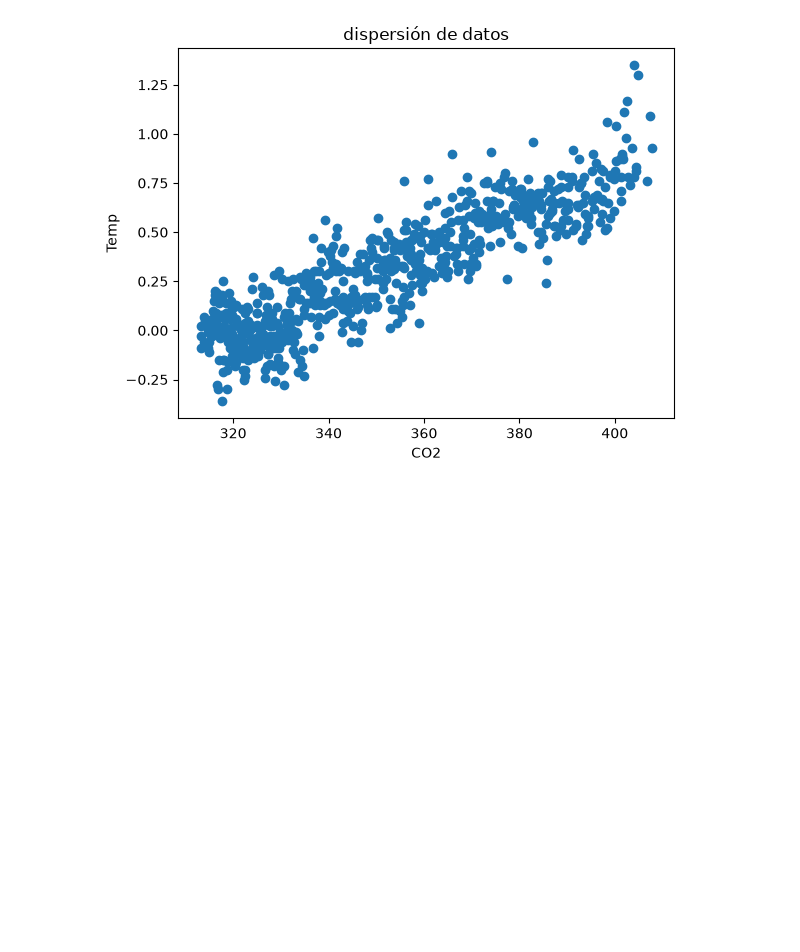
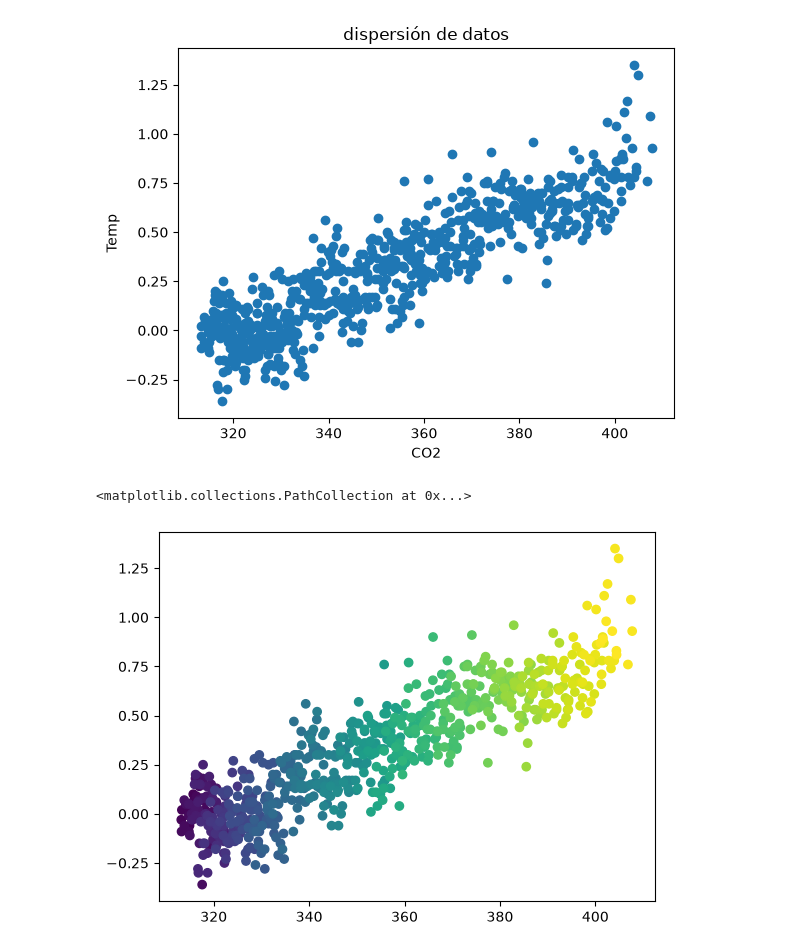
Before and after one commit to RebecaMagallanFlores/python-basics, a Jupyter notebook: 10.Gráficos estadísticos.ipynb, the cells around one changed output. Cells and saved outputs as stored; diff of their text form; code cells hidden in the pictures; blank space fills up the shorter version.

```diff
--- a/10.Gráficos estadísticos.ipynb
+++ b/10.Gráficos estadísticos.ipynb
@@ -135,14 +135,19 @@ ax.set_title('dispersión de datos')
 706 rows × 3 columns
 Text(0.5, 1.0, 'dispersión de datos')
 [figure]
+# %%
+climate_change['date']= pd.to_datetime(climate_change['date'])
 # %%
 # Crear figura
-
+fig, ax= plt.subplots()
 
 # Gráfica un scatter plot para visualizar la relación entre del CO2 vs la temperatura, agrega la fecha como escala de color
-
+ax.scatter(climate_change['co2'],climate_change['relative_temp'],c=climate_change['date'])
 
 # Agrega una eqtiqueta al eje X: "CO2 (ppm)"
 
 
 # Agrega una eqtiqueta al eje Y: "Relative temperature (C)"
+# %% [output]
+<matplotlib.collections.PathCollection at 0x...>
+[figure, added]
```
Also changed, not shown: 2 other files.
